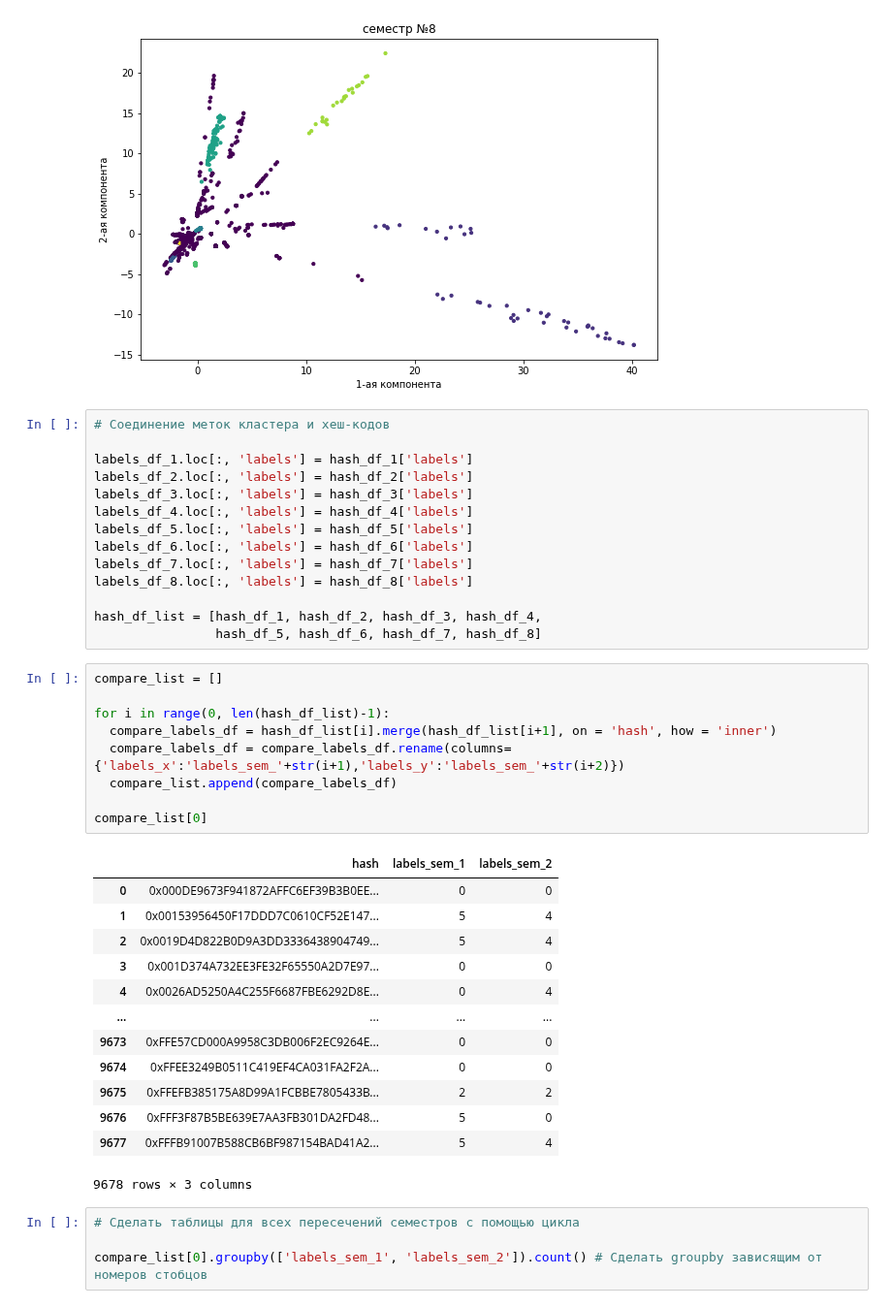
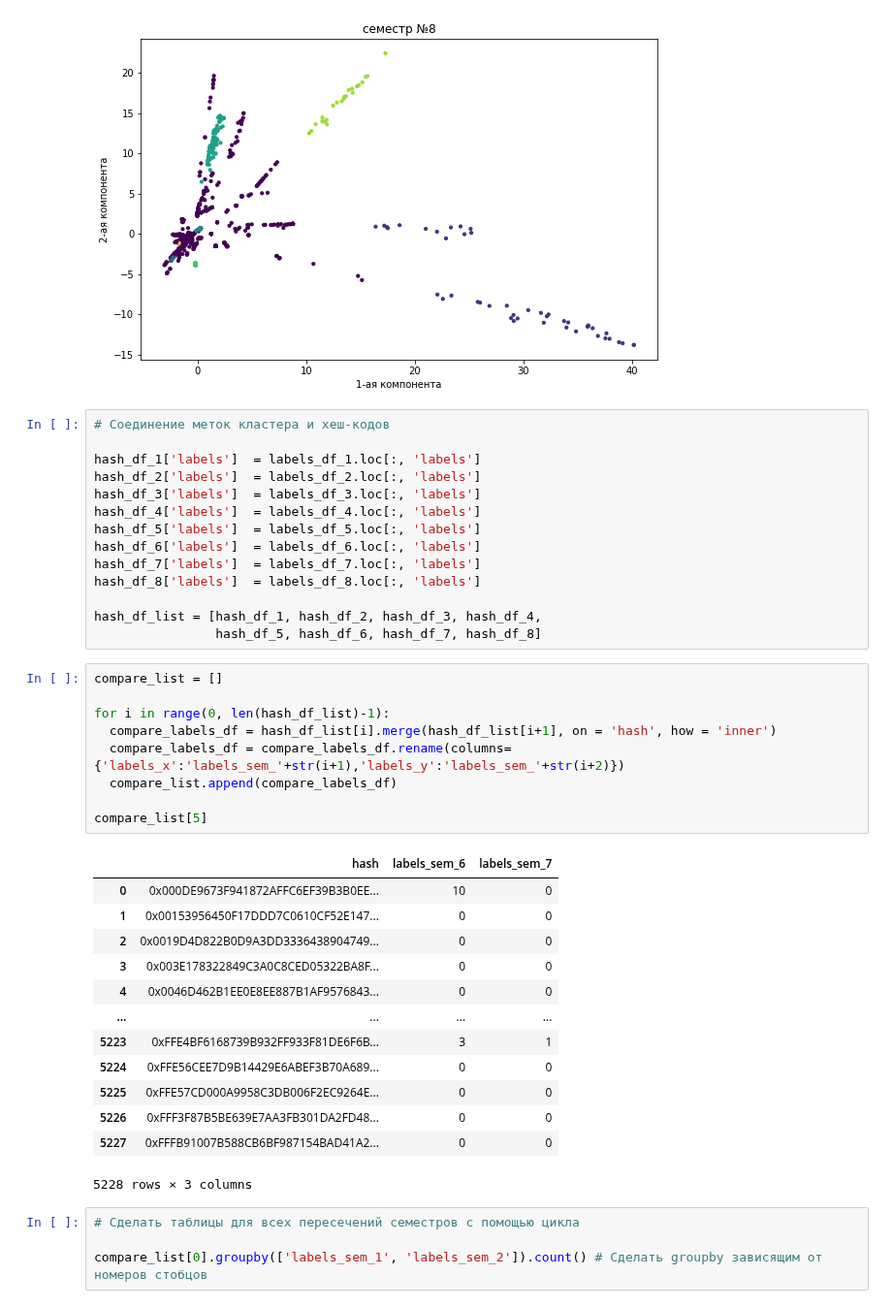
Before and after one commit to Maksimka9/clustering, a Jupyter notebook: main.ipynb, the cells around one changed output. Shown at 97% size. Saved outputs shown, nothing was run; the diff lists cells and outputs as text.

```diff
--- a/main.ipynb
+++ b/main.ipynb
@@ -230,40 +272,40 @@ for number in range(0, len(processed_df_list)):
 # %%
 # Соединение меток кластера и хеш-кодов
 
-labels_df_1.loc[:, 'labels'] = hash_df_1['labels']
-labels_df_2.loc[:, 'labels'] = hash_df_2['labels']
-labels_df_3.loc[:, 'labels'] = hash_df_3['labels']
-labels_df_4.loc[:, 'labels'] = hash_df_4['labels']
-labels_df_5.loc[:, 'labels'] = hash_df_5['labels']
-labels_df_6.loc[:, 'labels'] = hash_df_6['labels']
-labels_df_7.loc[:, 'labels'] = hash_df_7['labels']
-labels_df_8.loc[:, 'labels'] = hash_df_8['labels']
+hash_df_1['labels']  = labels_df_1.loc[:, 'labels']
+hash_df_2['labels']  = labels_df_2.loc[:, 'labels']
+hash_df_3['labels']  = labels_df_3.loc[:, 'labels']
+hash_df_4['labels']  = labels_df_4.loc[:, 'labels']
+hash_df_5['labels']  = labels_df_5.loc[:, 'labels']
+hash_df_6['labels']  = labels_df_6.loc[:, 'labels']
+hash_df_7['labels']  = labels_df_7.loc[:, 'labels']
+hash_df_8['labels']  = labels_df_8.loc[:, 'labels']
 
 hash_df_list = [hash_df_1, hash_df_2, hash_df_3, hash_df_4,
                 hash_df_5, hash_df_6, hash_df_7, hash_df_8]
 # %%
 compare_list = []
 
 for i in range(0, len(hash_df_list)-1):
   compare_labels_df = hash_df_list[i].merge(hash_df_list[i+1], on = 'hash', how = 'inner')
   compare_labels_df = compare_labels_df.rename(columns={'labels_x':'labels_sem_'+str(i+1),'labels_y':'labels_sem_'+str(i+2)})
   compare_list.append(compare_labels_df)
 
-compare_list[0]
+compare_list[5]
 # %% [output]
-|  | hash | labels_sem_1 | labels_sem_2 |
-| 0 | 0x000DE9673F941872AFFC6EF39B3B0EE... | 0 | 0 |
-| 1 | 0x00153956450F17DDD7C0610CF52E147... | 5 | 4 |
-| 2 | 0x0019D4D822B0D9A3DD3336438904749... | 5 | 4 |
-| 3 | 0x001D374A732EE3FE32F65550A2D7E97... | 0 | 0 |
-| 4 | 0x0026AD5250A4C255F6687FBE6292D8E... | 0 | 4 |
+|  | hash | labels_sem_6 | labels_sem_7 |
+| 0 | 0x000DE9673F941872AFFC6EF39B3B0EE... | 10 | 0 |
+| 1 | 0x00153956450F17DDD7C0610CF52E147... | 0 | 0 |
+| 2 | 0x0019D4D822B0D9A3DD3336438904749... | 0 | 0 |
+| 3 | 0x003E178322849C3A0C8CED05322BA8F... | 0 | 0 |
+| 4 | 0x0046D462B1EE0E8EE887B1AF9576843... | 0 | 0 |
 | ... | ... | ... | ... |
-| 9673 | 0xFFE57CD000A9958C3DB006F2EC9264E... | 0 | 0 |
-| 9674 | 0xFFEE3249B0511C419EF4CA031FA2F2A... | 0 | 0 |
-| 9675 | 0xFFEFB385175A8D99A1FCBBE7805433B... | 2 | 2 |
-| 9676 | 0xFFF3F87B5BE639E7AA3FB301DA2FD48... | 5 | 0 |
-| 9677 | 0xFFFB91007B588CB6BF987154BAD41A2... | 5 | 4 |
+| 5223 | 0xFFE4BF6168739B932FF933F81DE6F6B... | 3 | 1 |
+| 5224 | 0xFFE56CEE7D9B14429E6ABEF3B70A689... | 0 | 0 |
+| 5225 | 0xFFE57CD000A9958C3DB006F2EC9264E... | 0 | 0 |
+| 5226 | 0xFFF3F87B5BE639E7AA3FB301DA2FD48... | 0 | 0 |
+| 5227 | 0xFFFB91007B588CB6BF987154BAD41A2... | 0 | 0 |
-9678 rows × 3 columns
+5228 rows × 3 columns
 # %%
 # Сделать таблицы для всех пересечений семестров с помощью цикла
 
```
Also changed, not shown: parts of 3 cells of this notebook.
